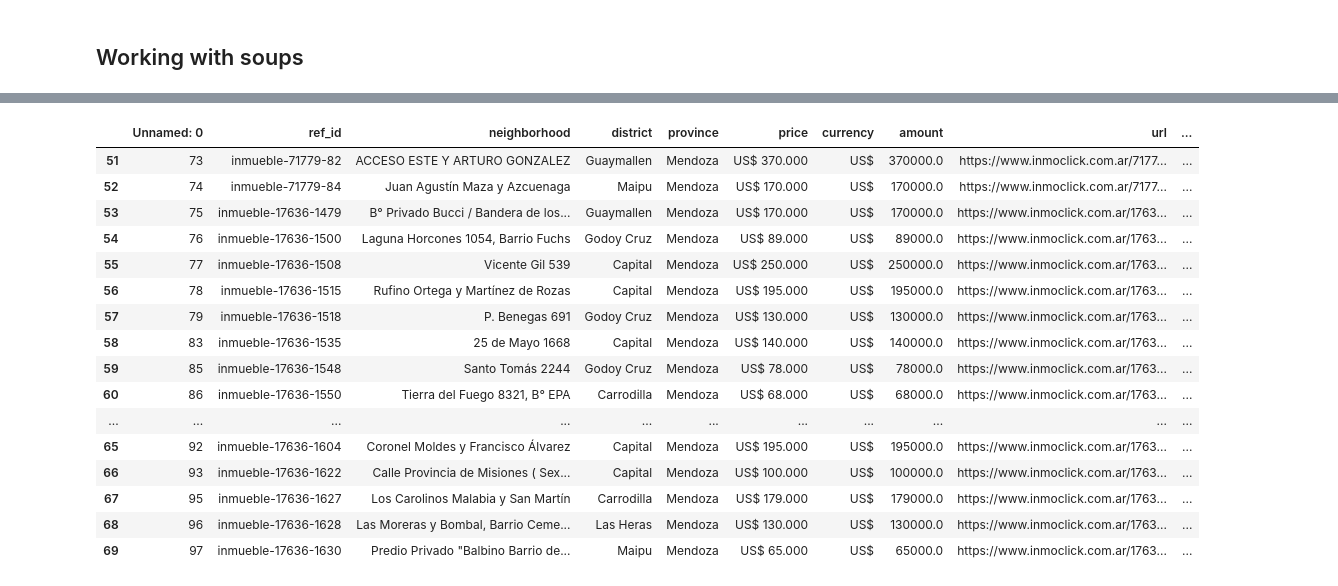
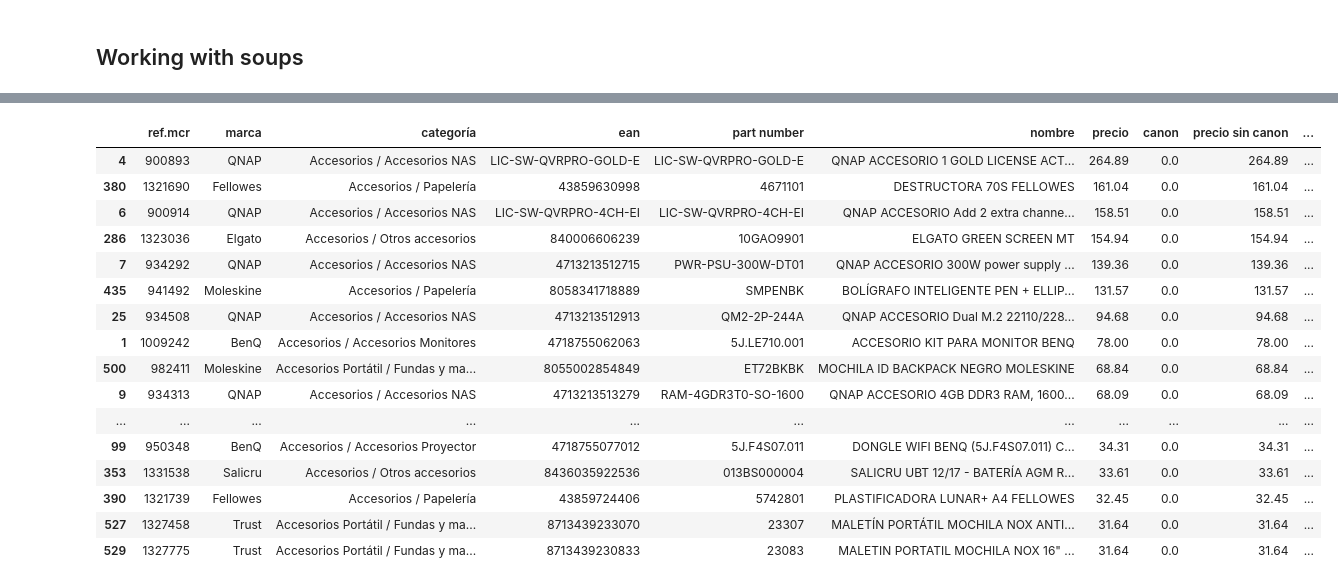
Before and after one commit to navicor90/amz-scrapper, a Jupyter notebook: amz-find-product/amz-scrap-checker.ipynb, the cells around one changed output, grey strips where cells are left out. Drawn from its saved outputs; the diff is of its cells as text; code cells hidden in the pictures.

```diff
--- a/amz-find-product/amz-scrap-checker.ipynb
+++ b/amz-find-product/amz-scrap-checker.ipynb
@@ -345,3 +137,0 @@ len(data)
-# %%
-df = pd.DataFrame(data,columns=House.list_order())
-df.head(10)
@@ -378,9 +137,0 @@ df.groupby('district').count().plot.bar(y='ref_id',figsize=(15,5))
-# %%
-import seaborn as sns
-from matplotlib import pyplot as plt
-
-df = pd.read_csv('out.csv')
-plt.figure(figsize=(15,8))
-g = sns.boxplot(x=df[df.currency=='US$']['district'], y=df['amount'])
-g.set_xticklabels(g.get_xticklabels(),rotation=45)
-plt.show()
@@ -415,4 +137,0 @@ h['amount'].plot.bar()
-# %%
-import numpy as np
-pd.set_option('display.max_columns', 30)
-list(dfdol[dfdol['r_20']==3].url)
@@ -439,20 +138,26 @@ list(dfdol[dfdol['r_20']==3].url)
-# %%
-dfdol[dfdol['r_20']==3]
-# %% [output]
-|  | Unnamed: 0 | ref_id | neighborhood | district | province | price | currency | amount | url | ... |
-| 51 | 73 | inmueble-71779-82 | ACCESO ESTE Y ARTURO GONZALEZ | Guaymallen | Mendoza | US$ 370.000 | US$ | 370000.0 | https://www.inmoclick.com.ar/7177... | ... |
-| 52 | 74 | inmueble-71779-84 | Juan Agustín Maza y Azcuenaga | Maipu | Mendoza | US$ 170.000 | US$ | 170000.0 | https://www.inmoclick.com.ar/7177... | ... |
-| 53 | 75 | inmueble-17636-1479 | B° Privado Bucci / Bandera de los... | Guaymallen | Mendoza | US$ 170.000 | US$ | 170000.0 | https://www.inmoclick.com.ar/1763... | ... |
-| 54 | 76 | inmueble-17636-1500 | Laguna Horcones 1054, Barrio Fuchs | Godoy Cruz | Mendoza | US$ 89.000 | US$ | 89000.0 | https://www.inmoclick.com.ar/1763... | ... |
-| 55 | 77 | inmueble-17636-1508 | Vicente Gil 539 | Capital | Mendoza | US$ 250.000 | US$ | 250000.0 | https://www.inmoclick.com.ar/1763... | ... |
-| 56 | 78 | inmueble-17636-1515 | Rufino Ortega y Martínez de Rozas | Capital | Mendoza | US$ 195.000 | US$ | 195000.0 | https://www.inmoclick.com.ar/1763... | ... |
-| 57 | 79 | inmueble-17636-1518 | P. Benegas 691 | Godoy Cruz | Mendoza | US$ 130.000 | US$ | 130000.0 | https://www.inmoclick.com.ar/1763... | ... |
-| 58 | 83 | inmueble-17636-1535 | 25 de Mayo 1668 | Capital | Mendoza | US$ 140.000 | US$ | 140000.0 | https://www.inmoclick.com.ar/1763... | ... |
-| 59 | 85 | inmueble-17636-1548 | Santo Tomás 2244 | Godoy Cruz | Mendoza | US$ 78.000 | US$ | 78000.0 | https://www.inmoclick.com.ar/1763... | ... |
-| 60 | 86 | inmueble-17636-1550 | Tierra del Fuego 8321, B° EPA | Carrodilla | Mendoza | US$ 68.000 | US$ | 68000.0 | https://www.inmoclick.com.ar/1763... | ... |
-| ... | ... | ... | ... | ... | ... | ... | ... | ... | ... | ... |
-| 65 | 92 | inmueble-17636-1604 | Coronel Moldes y Francisco Álvarez | Capital | Mendoza | US$ 195.000 | US$ | 195000.0 | https://www.inmoclick.com.ar/1763... | ... |
-| 66 | 93 | inmueble-17636-1622 | Calle Provincia de Misiones ( Sex... | Capital | Mendoza | US$ 100.000 | US$ | 100000.0 | https://www.inmoclick.com.ar/1763... | ... |
-| 67 | 95 | inmueble-17636-1627 | Los Carolinos Malabia y San Martín | Carrodilla | Mendoza | US$ 179.000 | US$ | 179000.0 | https://www.inmoclick.com.ar/1763... | ... |
-| 68 | 96 | inmueble-17636-1628 | Las Moreras y Bombal, Barrio Ceme... | Las Heras | Mendoza | US$ 130.000 | US$ | 130000.0 | https://www.inmoclick.com.ar/1763... | ... |
-| 69 | 97 | inmueble-17636-1630 | Predio Privado "Balbino Barrio de... | Maipu | Mendoza | US$ 65.000 | US$ | 65000.0 | https://www.inmoclick.com.ar/1763... | ... |
+# %%
+interesting_products = []
+for p in products:
+    if len(p.to_list()) == 0:
+        interesting_products.append(int(p.ref_local_id))
+# %%
+ordered = df[df['ref.mcr'].isin(interesting_products)].sort_values(by='precio',ascending=False)
+ordered.head(20)
+# %% [output]
+|  | ref.mcr | marca | categoría | ean | part number | nombre | precio | canon | precio sin canon | ... |
+| 4 | 900893 | QNAP | Accesorios / Accesorios NAS | LIC-SW-QVRPRO-GOLD-E | LIC-SW-QVRPRO-GOLD-E | QNAP ACCESORIO 1 GOLD LICENSE ACT... | 264.89 | 0.0 | 264.89 | ... |
+| 380 | 1321690 | Fellowes | Accesorios / Papelería | 43859630998 | 4671101 | DESTRUCTORA 70S FELLOWES | 161.04 | 0.0 | 161.04 | ... |
+| 6 | 900914 | QNAP | Accesorios / Accesorios NAS | LIC-SW-QVRPRO-4CH-EI | LIC-SW-QVRPRO-4CH-EI | QNAP ACCESORIO Add 2 extra channe... | 158.51 | 0.0 | 158.51 | ... |
+| 286 | 1323036 | Elgato | Accesorios / Otros accesorios | 840006606239 | 10GAO9901 | ELGATO GREEN SCREEN MT | 154.94 | 0.0 | 154.94 | ... |
+| 7 | 934292 | QNAP | Accesorios / Accesorios NAS | 4713213512715 | PWR-PSU-300W-DT01 | QNAP ACCESORIO 300W power supply ... | 139.36 | 0.0 | 139.36 | ... |
+| 435 | 941492 | Moleskine | Accesorios / Papelería | 8058341718889 | SMPENBK | BOLÍGRAFO INTELIGENTE PEN + ELLIP... | 131.57 | 0.0 | 131.57 | ... |
+| 25 | 934508 | QNAP | Accesorios / Accesorios NAS | 4713213512913 | QM2-2P-244A | QNAP ACCESORIO Dual M.2 22110/228... | 94.68 | 0.0 | 94.68 | ... |
+| 1 | 1009242 | BenQ | Accesorios / Accesorios Monitores | 4718755062063 | 5J.LE710.001 | ACCESORIO KIT PARA MONITOR BENQ | 78.00 | 0.0 | 78.00 | ... |
+| 500 | 982411 | Moleskine | Accesorios Portátil / Fundas y ma... | 8055002854849 | ET72BKBK | MOCHILA ID BACKPACK NEGRO MOLESKINE | 68.84 | 0.0 | 68.84 | ... |
+| 9 | 934313 | QNAP | Accesorios / Accesorios NAS | 4713213513279 | RAM-4GDR3T0-SO-1600 | QNAP ACCESORIO 4GB DDR3 RAM, 1600... | 68.09 | 0.0 | 68.09 | ... |
+| ... | ... | ... | ... | ... | ... | ... | ... | ... | ... | ... |
+| 99 | 950348 | BenQ | Accesorios / Accesorios Proyector | 4718755077012 | 5J.F4S07.011 | DONGLE WIFI BENQ (5J.F4S07.011) C... | 34.31 | 0.0 | 34.31 | ... |
+| 353 | 1331538 | Salicru | Accesorios / Otros accesorios | 8436035922536 | 013BS000004 | SALICRU UBT 12/17 - BATERÍA AGM R... | 33.61 | 0.0 | 33.61 | ... |
+| 390 | 1321739 | Fellowes | Accesorios / Papelería | 43859724406 | 5742801 | PLASTIFICADORA LUNAR+ A4 FELLOWES | 32.45 | 0.0 | 32.45 | ... |
+| 527 | 1327458 | Trust | Accesorios Portátil / Fundas y ma... | 8713439233070 | 23307 | MALETÍN PORTÁTIL MOCHILA NOX ANTI... | 31.64 | 0.0 | 31.64 | ... |
+| 529 | 1327775 | Trust | Accesorios Portátil / Fundas y ma... | 8713439230833 | 23083 | MALETIN PORTATIL MOCHILA NOX 16" ... | 31.64 | 0.0 | 31.64 | ... |
```
Also changed, not shown: parts of 34 cells of this notebook, 6 other files.
